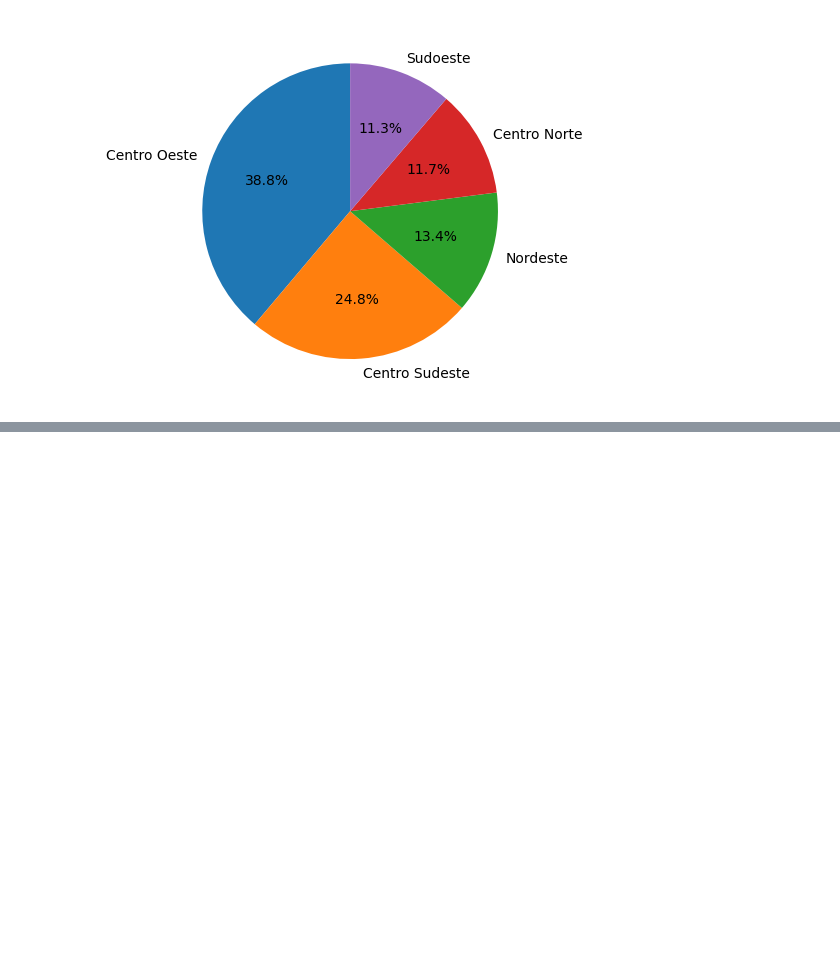
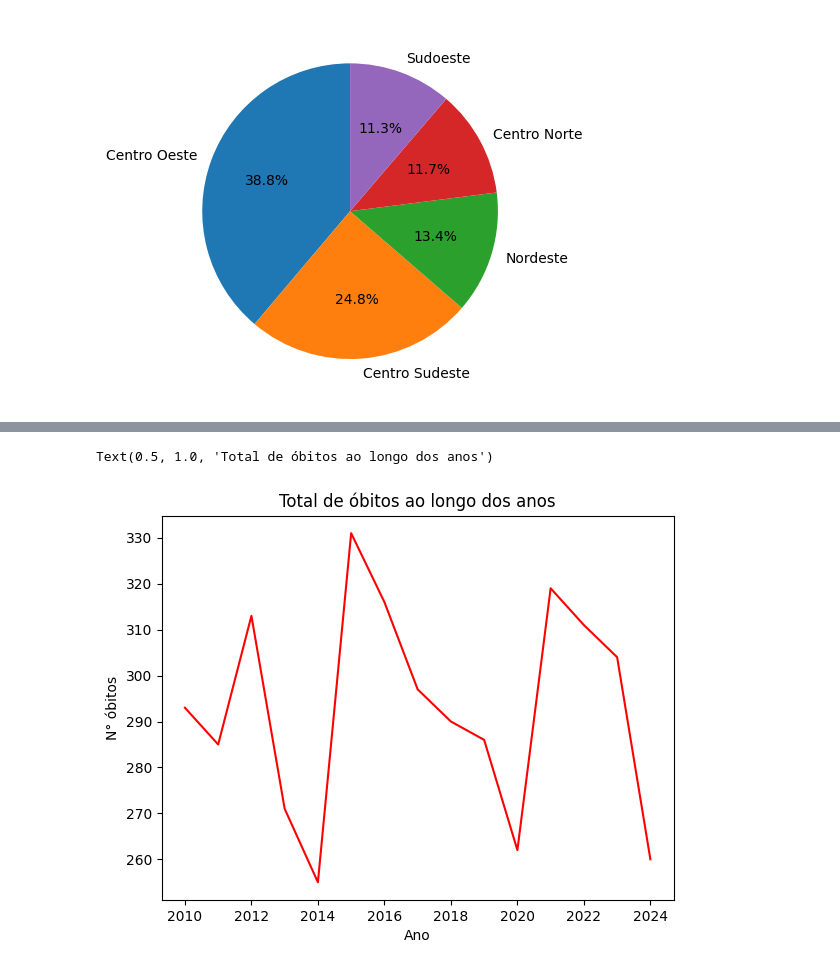
Before and after one commit to abraao8401/ae-aids-mortalidade-goias, a Jupyter notebook: notebooks/Analise_Mortalidade_Aids_Goias.ipynb, the cells around one changed output, grey strips where cells are left out. Saved outputs shown, nothing was run; the diff lists cells and outputs as text; code cells hidden in the pictures; blank space fills up the shorter version.

Commit message:
:sparkles: feat: Análise temporal de óbitos

```diff
--- a/notebooks/Analise_Mortalidade_Aids_Goias.ipynb
+++ b/notebooks/Analise_Mortalidade_Aids_Goias.ipynb
@@ -404,0 +424,15 @@ plt.show()
+# %%
+obitos_aids["ano_obito"] = obitos_aids["data_obito"].dt.year
+# %%
+obitos_por_ano = obitos_aids.groupby("ano_obito").size()
+# %%
+fig = plt.figure()
+
+axes = fig.add_axes([0,0,0.8,0.8])
+axes.plot(obitos_por_ano.index, obitos_por_ano.values, 'r')
+axes.set_xlabel("Ano")
+axes.set_ylabel("N° óbitos")
+axes.set_title("Total de óbitos ao longo dos anos")
+# %% [output]
+Text(0.5, 1.0, 'Total de óbitos ao longo dos anos')
+[figure, added]
```
Also changed, not shown: parts of 12 cells of this notebook.
